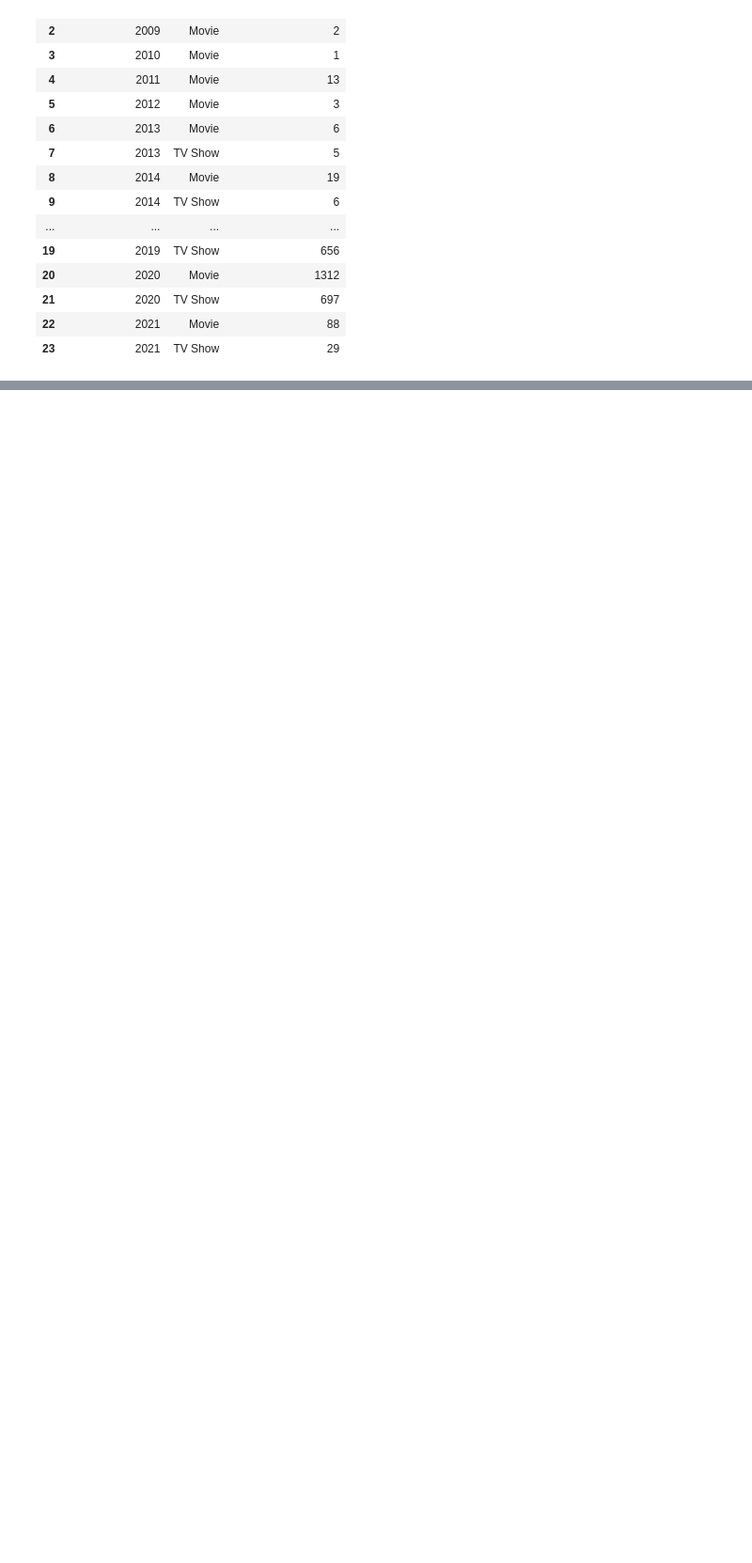
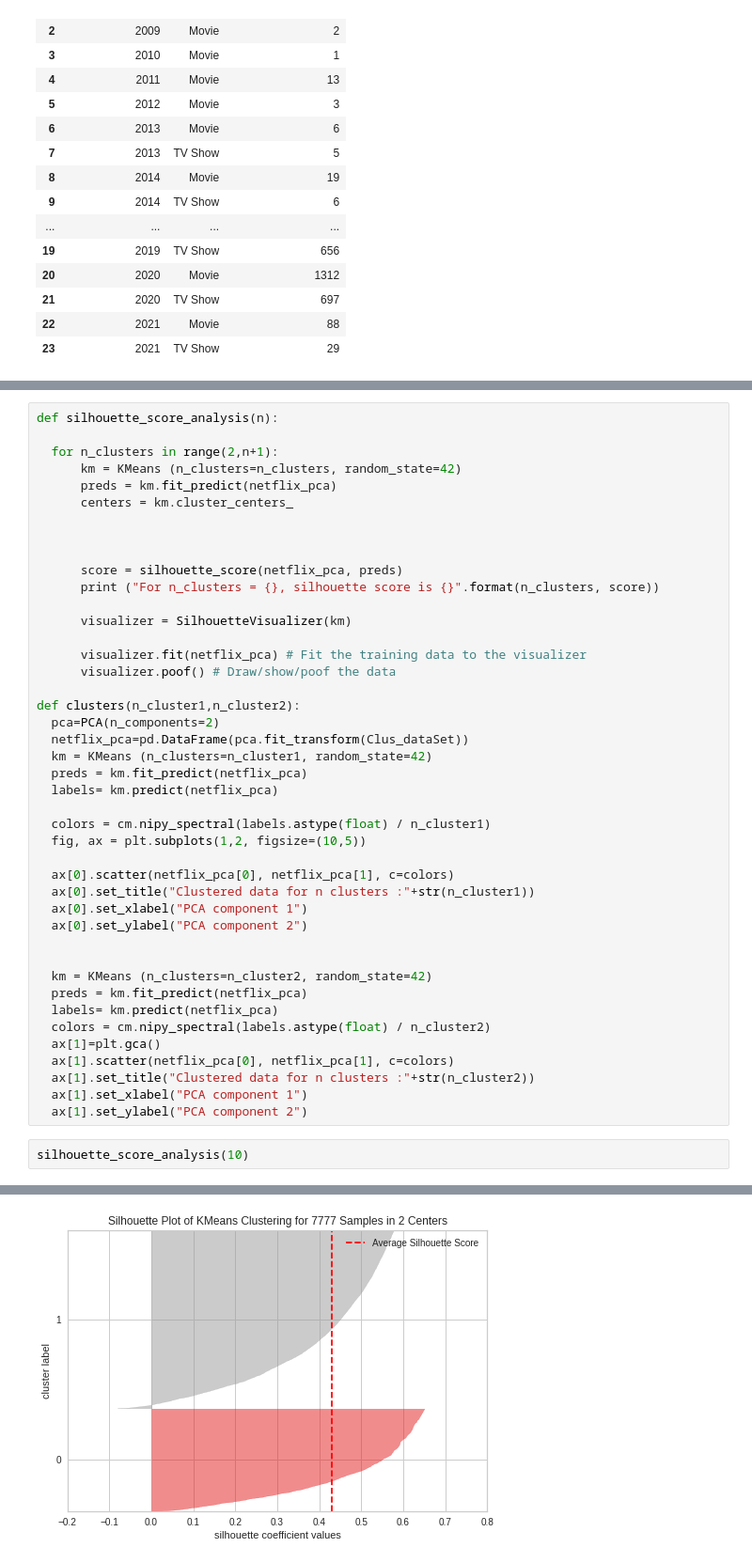
Before and after one commit to SAKSHIDHYANI/Netflix-Movies-and-Tv-Shows-Clustering, a Jupyter notebook: NETFLIX_MOVIES_AND_TV_SHOWS_CLUSTERING.ipynb, the cells around one changed output, grey strips where cells are left out. Shown at 94% size. Drawn from its saved outputs; the diff is of its cells as text; blank space fills up the shorter version.

```diff
--- a/NETFLIX_MOVIES_AND_TV_SHOWS_CLUSTERING.ipynb
+++ b/NETFLIX_MOVIES_AND_TV_SHOWS_CLUSTERING.ipynb
@@ -553,0 +627,46 @@ sns.scatterplot(x='date_added_year', y='content_type_count', data=new_df, hue='t
+# %%
+def silhouette_score_analysis(n):
+
+  for n_clusters in range(2,n+1):
+      km = KMeans (n_clusters=n_clusters, random_state=42)
+      preds = km.fit_predict(netflix_pca)
+      centers = km.cluster_centers_
+
+
+
+      score = silhouette_score(netflix_pca, preds)
+      print ("For n_clusters = {}, silhouette score is {}".format(n_clusters, score))
+
+      visualizer = SilhouetteVisualizer(km)
+
+      visualizer.fit(netflix_pca) # Fit the training data to the visualizer
+      visualizer.poof() # Draw/show/poof the data
+
+def clusters(n_cluster1,n_cluster2):
+  pca=PCA(n_components=2)
+  netflix_pca=pd.DataFrame(pca.fit_transform(Clus_dataSet))
+  km = KMeans (n_clusters=n_cluster1, random_state=42)
+  preds = km.fit_predict(netflix_pca)
+  labels= km.predict(netflix_pca)
+
+  colors = cm.nipy_spectral(labels.astype(float) / n_cluster1)
+  fig, ax = plt.subplots(1,2, figsize=(10,5))
+
+  ax[0].scatter(netflix_pca[0], netflix_pca[1], c=colors)
+  ax[0].set_title("Clustered data for n clusters :"+str(n_cluster1))
+  ax[0].set_xlabel("PCA component 1")
+  ax[0].set_ylabel("PCA component 2")
+
+
+  km = KMeans (n_clusters=n_cluster2, random_state=42)
+  preds = km.fit_predict(netflix_pca)
+  labels= km.predict(netflix_pca)
+  colors = cm.nipy_spectral(labels.astype(float) / n_cluster2)
+  ax[1]=plt.gca()
+  ax[1].scatter(netflix_pca[0], netflix_pca[1], c=colors)
+  ax[1].set_title("Clustered data for n clusters :"+str(n_cluster2))
+  ax[1].set_xlabel("PCA component 1")
+  ax[1].set_ylabel("PCA component 2")
+# %%
+silhouette_score_analysis(10)
+# %% [output]
@@ -553,0 +674 @@ sns.scatterplot(x='date_added_year', y='content_type_count', data=new_df, hue='t
+[figure, added]
```
Also changed, not shown: parts of 53 cells of this notebook.
